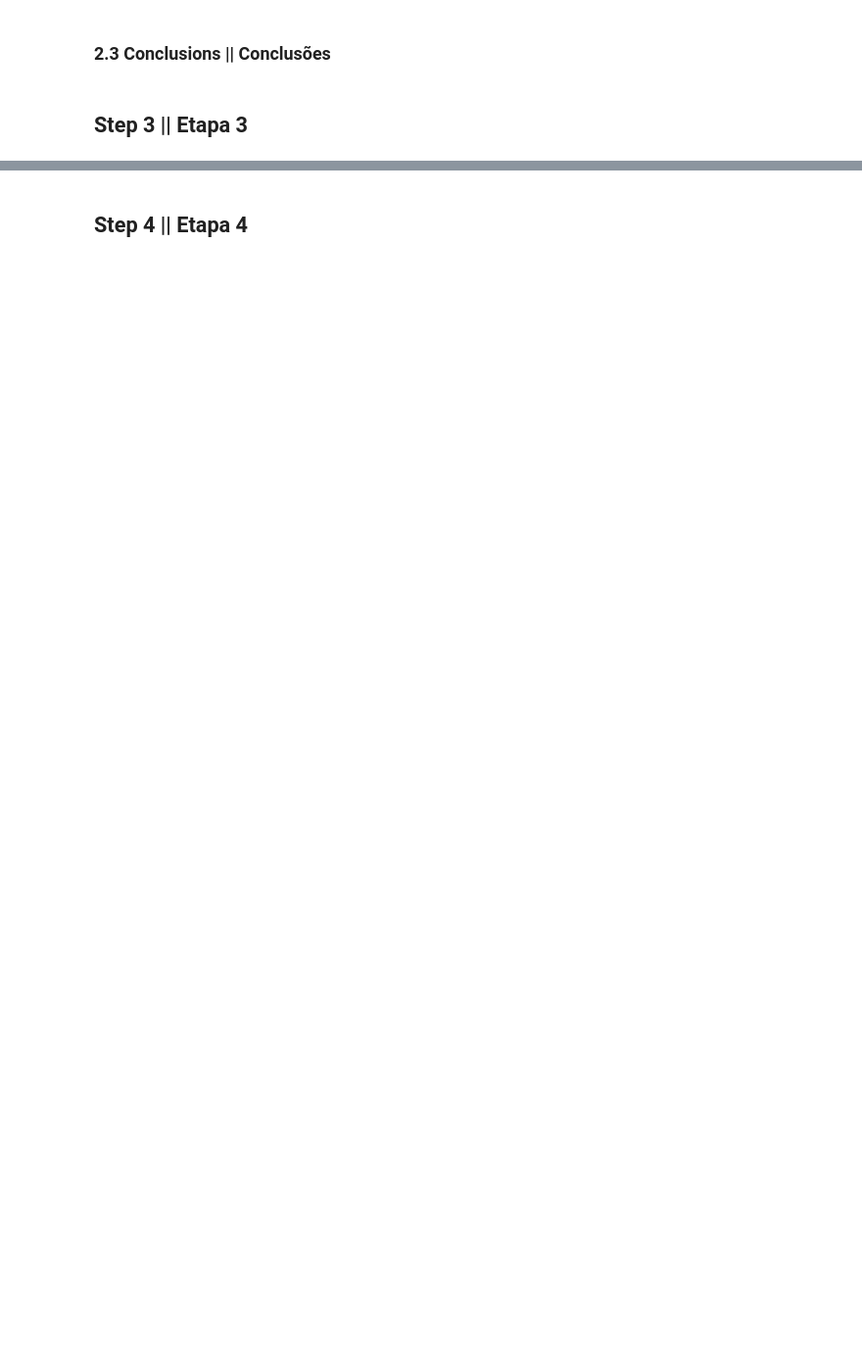
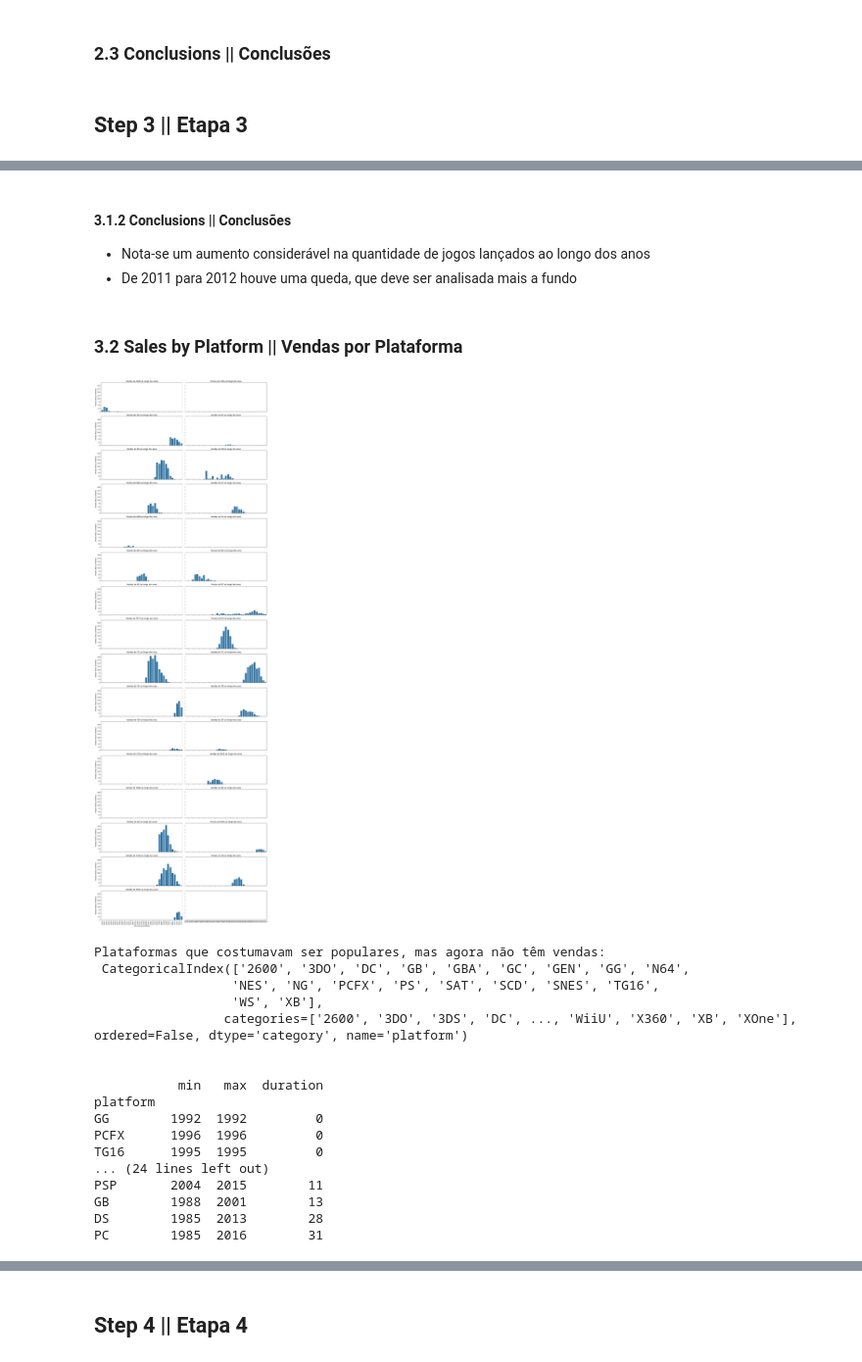
Before and after one commit to luccacondratiuk/videogame_sales_case, a Jupyter notebook: eda.ipynb, the cells around one changed output, grey strips where cells are left out. Shown at 98% size. Cells and saved outputs as stored; diff of their text form; code cells hidden in the pictures; blank space fills up the shorter version.

```diff
--- a/eda.ipynb
+++ b/eda.ipynb
@@ -50,0 +532,3 @@
+# %%
+df.rename(columns={x:x.lower() for x in df.columns}, inplace=True)
+print(df.columns)
@@ -58,0 +863,73 @@
+# %% [markdown]
+#### 3.1.2 Conclusions || Conclusões
+- Nota-se um aumento considerável na quantidade de jogos lançados ao longo dos anos
+- De 2011 para 2012 houve uma queda, que deve ser analisada mais a fundo
+# %% [markdown]
+### 3.2 Sales by Platform || Vendas por Plataforma
+# %%
+# Agrupando as plataformas com maiores vendas
+platform_sales = df.groupby('platform', observed=True)['total_sales'].sum().sort_values(ascending=False)
+
+platform_sales_year = df.groupby(['year_of_release', 'platform'], observed=True)['total_sales'].sum().unstack()
+
+# Transformando o dataframe em formato longo para Seaborn
+platform_sales_year = platform_sales_year.reset_index().melt(id_vars="year_of_release", var_name="platform", value_name="total_sales")
+
+n_platforms = platform_sales_year['platform'].nunique()
+# Criando os subplots
+fig, axes = plt.subplots(nrows=ceil(n_platforms/2), ncols=2, figsize=(16, 50), sharex=True, sharey=True)
+axes = axes.flatten()
+
+# Gerando um subplot para cada plataforma
+for i, platform in enumerate(platform_sales_year['platform'].unique()):
+    # Filtrando os dados para a plataforma atual
+    platform_data = platform_sales_year[platform_sales_year['platform'] == platform]
+
+    # Criando o gráfico de linhas para a plataforma
+    sns.barplot(x="year_of_release", y="total_sales", data=platform_data, ax=axes[i])
+
+    # Definindo o título para cada subplot
+    axes[i].set_title(f"Vendas de {platform} ao longo dos anos")
+    axes[i].set_ylabel("Vendas Totais (milhões)")
+    axes[i].set_xlabel("Ano de Lançamento")
+    axes[i].tick_params(axis='x', rotation=90)
+
+
+plt.tight_layout()
+plt.show()
+
+
+# Plataformas populares que não têm vendas atuais
+recent_years = df['year_of_release'].max()
+old_platforms = df[df['year_of_release'] < recent_years - 5].groupby('platform', observed=True)['total_sales'].sum()
+recent_platforms = df[df['year_of_release'] >= recent_years - 5].groupby('platform', observed=True)['total_sales'].sum()
+
+# Encontrando plataformas sem vendas recentes
+platforms_no_sales_recent = old_platforms.index.difference(recent_platforms.index)
+print("Plataformas que costumavam ser populares, mas agora não têm vendas:\n", platforms_no_sales_recent)
+print()
+print()
+
+# Tempo para plataformas desaparecerem e novas surgirem
+platform_lifespan = df.groupby('platform', observed=True)['year_of_release'].agg(['min', 'max'])
+platform_lifespan['duration'] = platform_lifespan['max'] - platform_lifespan['min']
+print(platform_lifespan.sort_values(by='duration'))
+# %% [output]
+[figure, added]
+Plataformas que costumavam ser populares, mas agora não têm vendas:
+ CategoricalIndex(['2600', '3DO', 'DC', 'GB', 'GBA', 'GC', 'GEN', 'GG', 'N64',
+                  'NES', 'NG', 'PCFX', 'PS', 'SAT', 'SCD', 'SNES', 'TG16',
+                  'WS', 'XB'],
+                 categories=['2600', '3DO', '3DS', 'DC', ..., 'WiiU', 'X360', 'XB', 'XOne'], ordered=False, dtype='category', name='platform')
+
+
+           min   max  duration
+platform
+GG        1992  1992         0
+PCFX      1996  1996         0
+TG16      1995  1995         0
+... (24 lines left out)
+PSP       2004  2015        11
+GB        1988  2001        13
+DS        1985  2013        28
+PC        1985  2016        31
```
Also changed, not shown: parts of 97 cells of this notebook, 3 other files.
